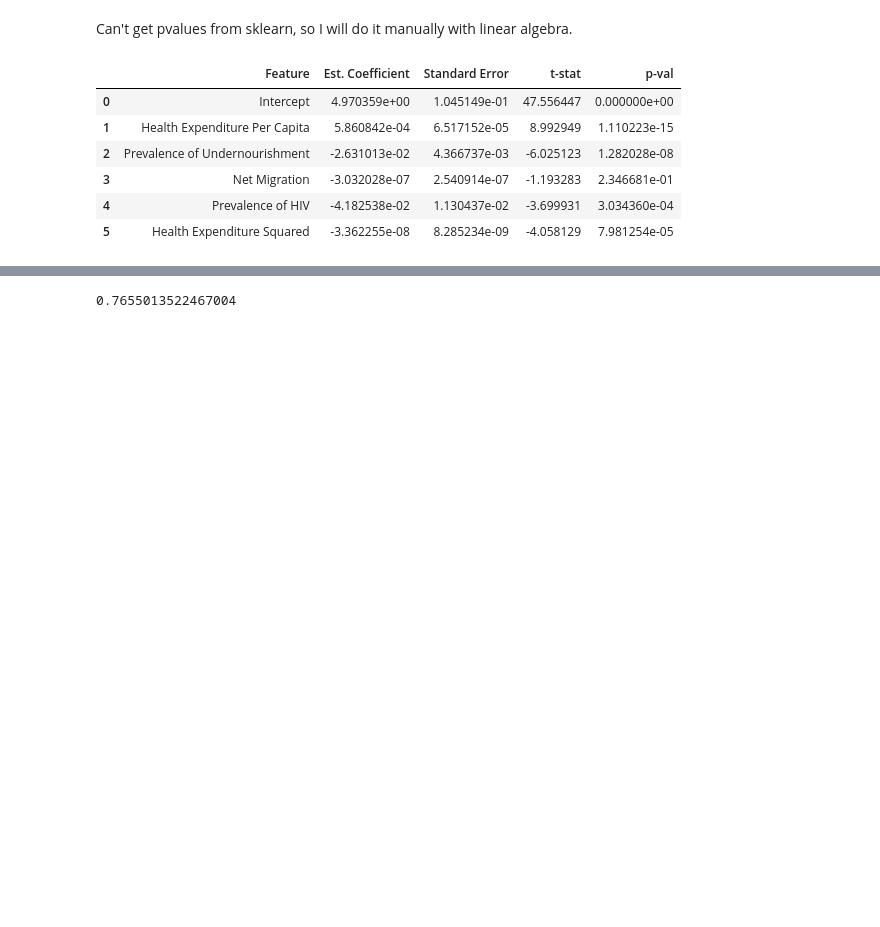
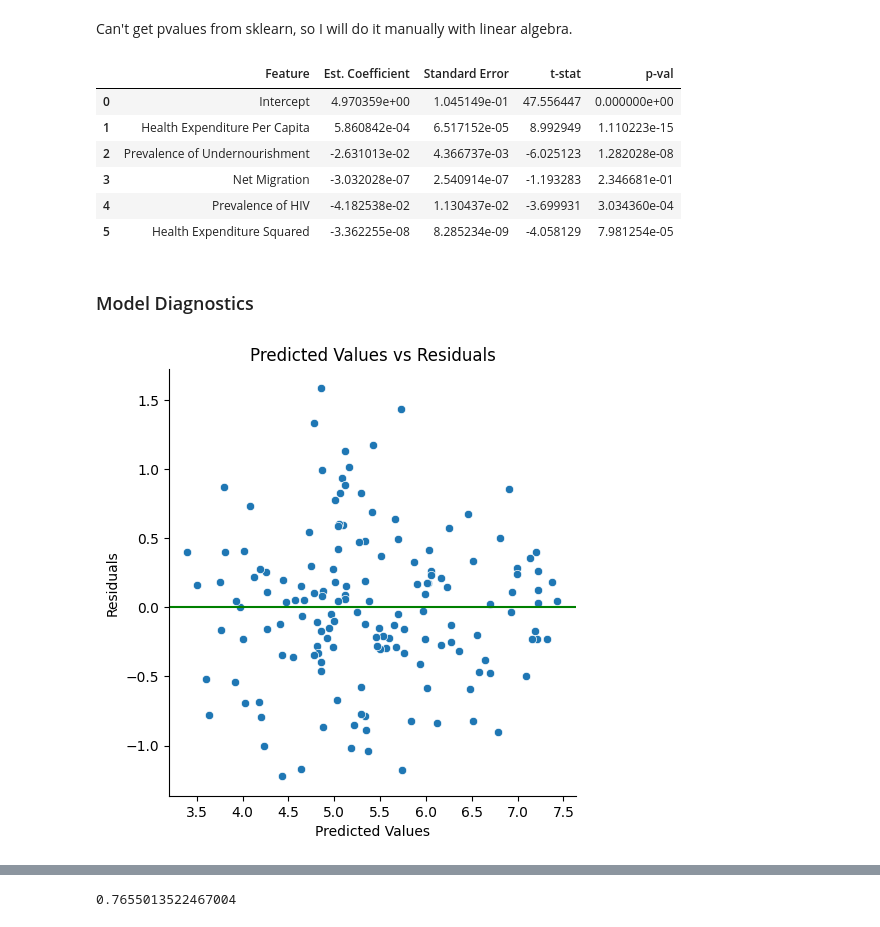
Before and after one commit to alexkato29/CS216-Happiness-Project, a Jupyter notebook: eda.ipynb, the cells around one changed output, grey strips where cells are left out. Saved outputs shown, nothing was run; the diff lists cells and outputs as text; code cells hidden in the pictures; blank space fills up the shorter version.

Commit message:
Added Model Diagnostic Plots

```diff
--- a/eda.ipynb
+++ b/eda.ipynb
@@ -181,3 +181,24 @@ t_test_results
 | 3 | Net Migration | -3.032028e-07 | 2.540914e-07 | -1.193283 | 2.346681e-01 |
 | 4 | Prevalence of HIV | -4.182538e-02 | 1.130437e-02 | -3.699931 | 3.034360e-04 |
 | 5 | Health Expenditure Squared | -3.362255e-08 | 8.285234e-09 | -4.058129 | 7.981254e-05 |
+# %% [markdown]
+### Model Diagnostics
+# %%
+import matplotlib.pyplot as plt
+
+# Residuals vs Fitted
+res_pred = pd.DataFrame()
+res_pred["Residuals"] = y - predicted_ols
+res_pred["Predicted"] = predicted_ols
+
+X_plot = np.linspace(0, 10, 2)
+Y_plot = 0
+
+g = sns.relplot(y="Residuals", x="Predicted", data=res_pred)
+g.ax.axhline(y=0, color='g')
+plt.xlabel("Predicted Values")
+plt.ylabel("Residuals")
+plt.title("Predicted Values vs Residuals")
+plt.show()
+# %% [output]
+[figure, added]
```
Also changed, not shown: parts of 1 cell of this notebook.
